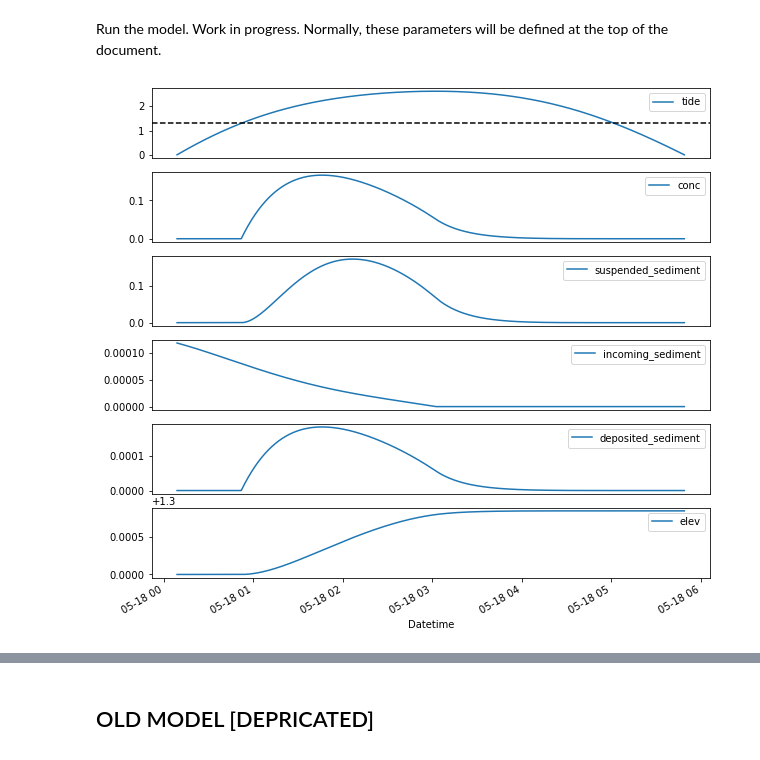
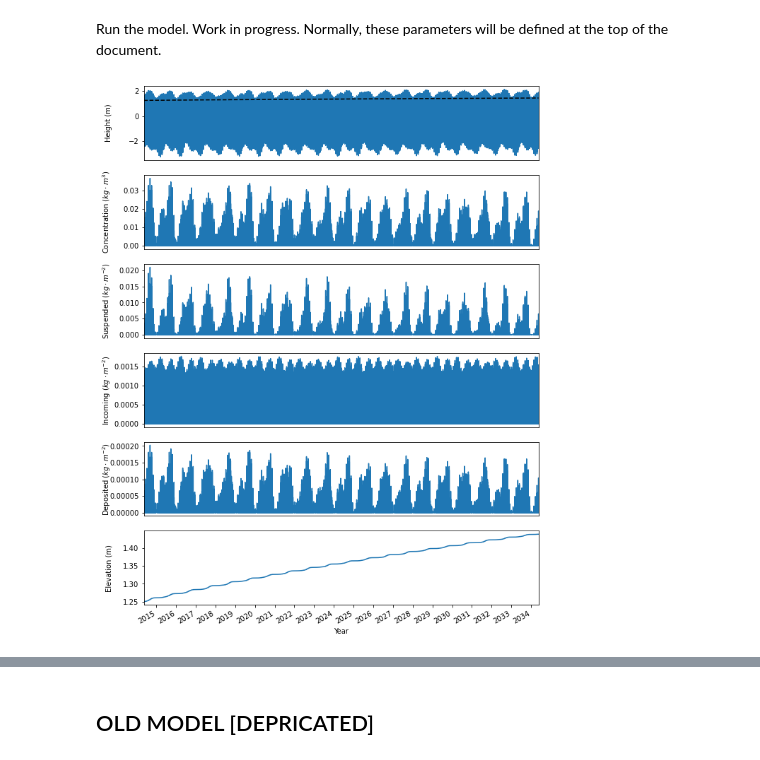
Before and after one commit to christasich/tidal_flat_0d, a Jupyter notebook: notebooks/sediment-model.ipynb, the cells around one changed output, grey strips where cells are left out. Saved outputs shown, nothing was run; the diff lists cells and outputs as text; code cells hidden in the pictures.

Commit message:
commit before Jonathan talk

```diff
--- a/notebooks/sediment-model.ipynb
+++ b/notebooks/sediment-model.ipynb
@@ -260,14 +262,14 @@ Run the model. Work in progress. Normally, these parameters will be defined at t
 bound_conc = 0.8 # g/L
 grain_dia = 0.000035  # grain diameter (m)
 grain_den = 2650  # density of quartz kg/m3
-bulk_den = 1300 # kg/m3
+bulk_den = 1100 # kg/m3
 compaction_rate = 0
 organic_rate = 0
 subsidence_rate = 0
 start_elev = 1.25
 
 
-tides = load_tide(dir, "tides-yr_1-dt_1-slr_0.0030.feather")
+tides = load_tide(dir, "tides-yr_20-dt_5-slr_0.0050.feather")
 #tides = load_tide(dir, "tides-debug.feather")*2
 index = tides.index
 timestep = index[1] - index[0]
@@ -322,26 +324,42 @@ for t in tqdm(
         conc[t], settle_rate, timestep_sec
     )
     elev_change[t] = deposited_sediment[t] / bulk_den
-
-data = pd.DataFrame(data={'elev': elev, 'tide': tide_height,
-                          'depth': depth, 'bound_conc': bound_conc, 'conc': conc, 'term1' :term1,
-                          'term2': term2, 'term3': term3, 'term4': term4, 'term5': term5,'deposited_sediment': deposited_sediment}, index=index)
-data['suspended_sediment'] = (data.conc * depth)
-data['incoming_sediment'] = 0.2 * (data.depth - data.depth.shift(1))
-data.incoming_sediment = np.where(data.incoming_sediment < 0, 0, data.incoming_sediment)
+# %%
+data = pd.DataFrame(data={'elev': elev, 'tide': tide_height,
+                          'depth': depth, 'bound_conc': bound_conc, 'conc': conc, 'term1' :term1,
+                          'term2': term2, 'term3': term3, 'term4': term4, 'term5': term5,'deposited_sediment': deposited_sediment, 'elev_change': elev_change}, index=index)
+data['suspended_sediment'] = (data.conc * depth)
+data['incoming_sediment'] = bound_conc * (data.depth - data.depth.shift(1))
+data.incoming_sediment = np.where(data.incoming_sediment < 0, 0, data.incoming_sediment)
+feather_df = data.reset_index()
+feather_df.to_feather('for_jonathan/natural_20yr.feather')
 # %%
 plot_data = data.copy()
 plot_data = plot_data.sample(frac=0.1)
 start = 0
 end = -1
+import matplotlib
+ticks = matplotlib.dates.YearLocator()
 
-figure, axes = plt.subplots(nrows=6, ncols=1, figsize=(10,10))
+figure, axes = plt.subplots(nrows=6, ncols=1, figsize=(10,15))
 p1 = plot_data[start:end][['tide']].plot(ax=axes[0]).xaxis.set_visible(False)
-axes[0].axhline(start_elev,color='black',ls='--')
+plot_data[start:end][['elev']].plot(ax=axes[0], color='black', ls='--')
 p2 = plot_data[start:end][['conc']].plot(ax=axes[1]).xaxis.set_visible(False)
 p3 = plot_data[start:end][['suspended_sediment']].plot(ax=axes[2]).xaxis.set_visible(False)
 p4 = plot_data[start:end][['incoming_sediment']].plot(ax=axes[3]).xaxis.set_visible(False)
 p5 = plot_data[start:end][['deposited_sediment']].plot(ax=axes[4]).xaxis.set_visible(False)
 p6 = plot_data[start:end][['elev']].plot(ax=axes[5])
+axes[5].xaxis.set_major_locator(ticks)
+axes[5].xaxis.set_major_formatter(matplotlib.dates.DateFormatter('%Y'))
+axes[5].set_xlabel('Year')
+ylabels = ['Height (m)', 'Concentration ($kg \cdot m^{3}$)', 'Suspended ($kg \cdot m^{-2}$)', 'Incoming ($kg \cdot m^{-2}$)', 'Deposited ($kg \cdot m^{-2}$)', 'Elevation (m)']
+count = 0
+for ax in axes:
+    ax.margins(x=0)
+    ax.set_ylabel(ylabels[count])
+    ax.yaxis.set_label_coords(-0.08, 0.5)
+    ax.get_legend().remove()
+    count = count + 1
+figure.savefig('for_jonathan/natural_20yr.png')
 # %% [output]
-[figure, old version]
+[figure, new version]
```
Also changed, not shown: parts of 5 cells of this notebook, 2 other files.
